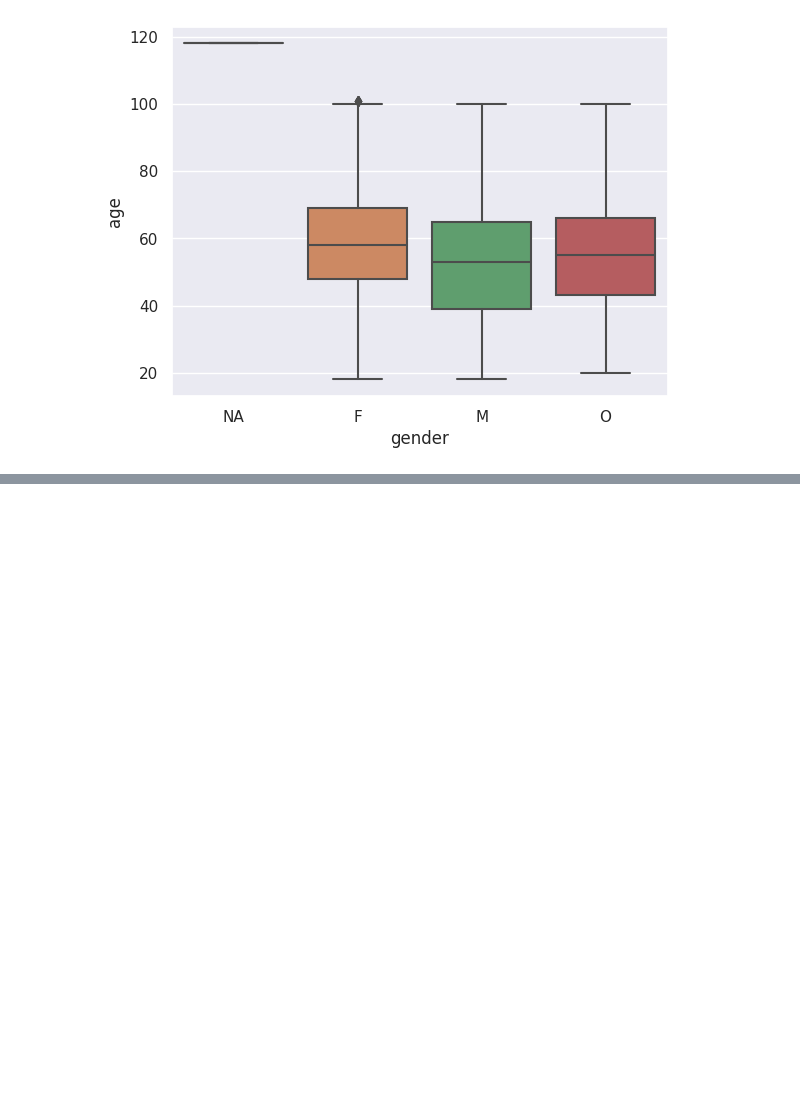
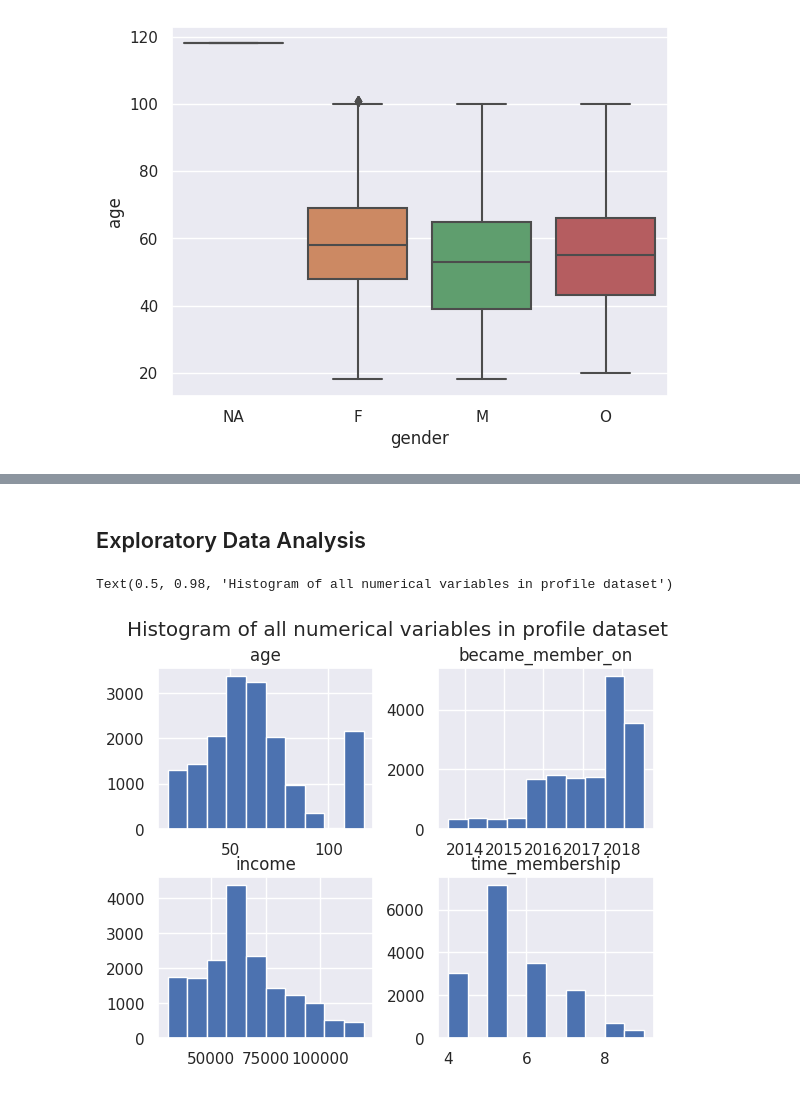
Before and after one commit to LucasGuiraldelli/DataScience-StarbucksCapstone, a Jupyter notebook: StarbucksProject/Starbucks_Capstone_Notebook.ipynb, the cells around one changed output, grey strips where cells are left out. Drawn from its saved outputs; the diff is of its cells as text; code cells hidden in the pictures; blank space fills up the shorter version.

```diff
--- a/StarbucksProject/Starbucks_Capstone_Notebook.ipynb
+++ b/StarbucksProject/Starbucks_Capstone_Notebook.ipynb
@@ -309,0 +339,9 @@ sns.lmplot(x="time_membership", y="income", data=profile_clean, hue='gender')
+# %% [markdown]
+## Exploratory Data Analysis
+# %%
+#Make histogram of all numerical variables
+axes = profile.hist()
+plt.suptitle("Histogram of all numerical variables in profile dataset")
+# %% [output]
+Text(0.5, 0.98, 'Histogram of all numerical variables in profile dataset')
+[figure, added]
```
Also changed, not shown: parts of 40 cells of this notebook, 6 other files.
